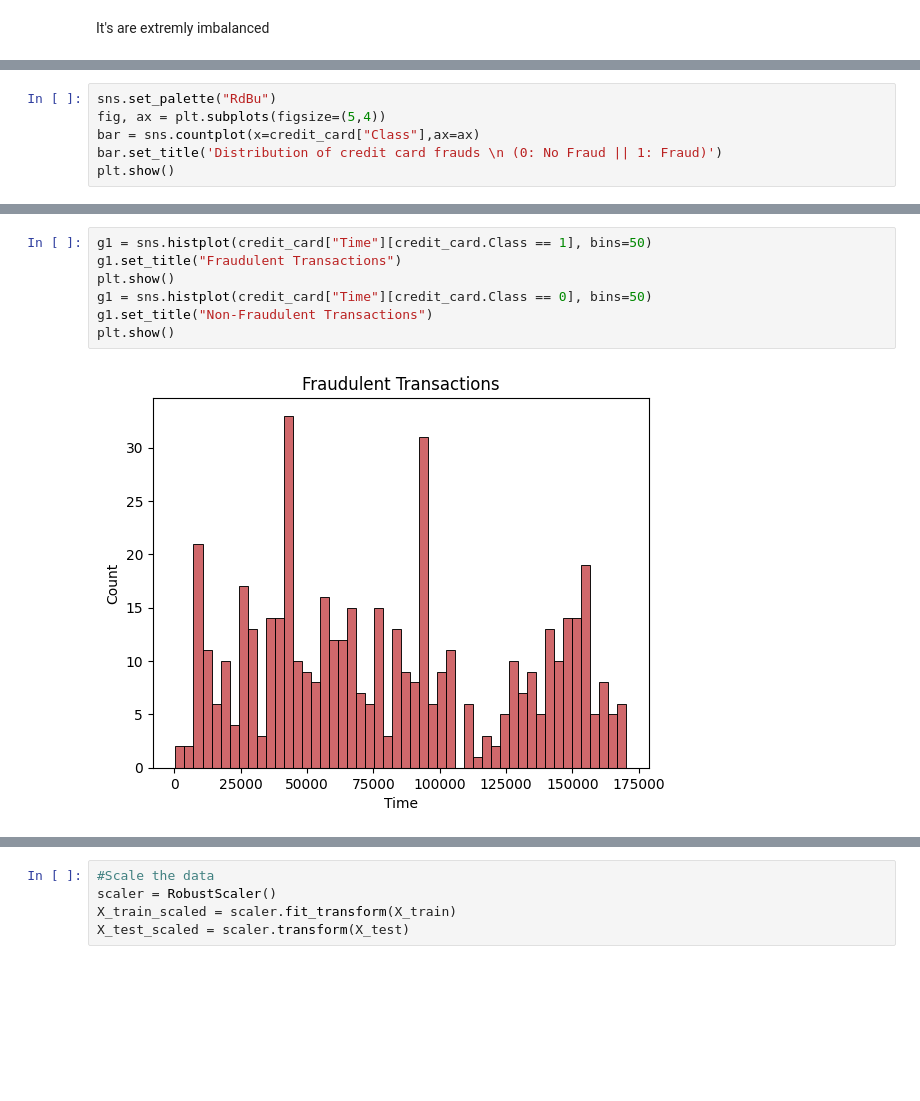
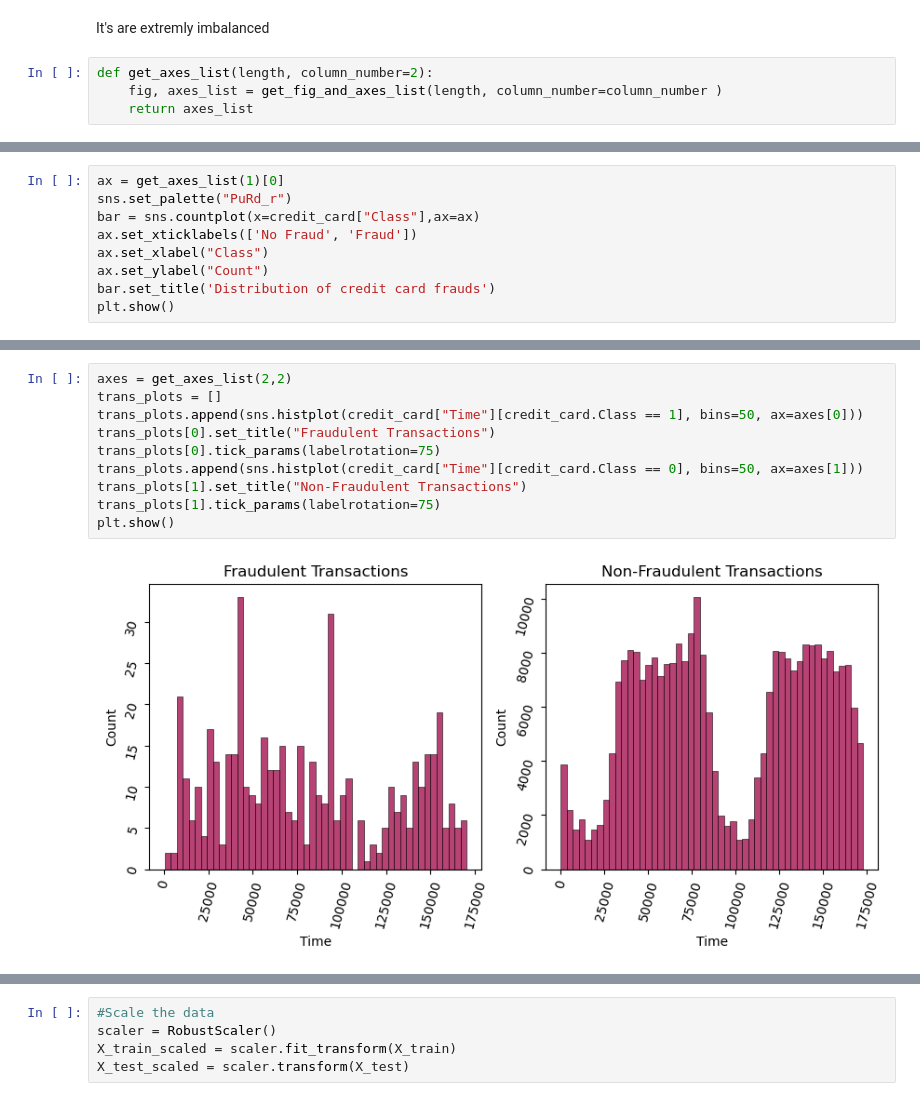
Before and after one commit to abdullahkavakli/Credit-Card-Fraud-Detection-Using-KNN, a Jupyter notebook: Credit Card Fraud Detection.ipynb, the cells around one changed output, grey strips where cells are left out. Cells and saved outputs as stored; diff of their text form; blank space fills up the shorter version.

```diff
--- a/Credit Card Fraud Detection.ipynb
+++ b/Credit Card Fraud Detection.ipynb
@@ -113,3 +117,7 @@ credit_card["Class"].value_counts()
 Name: Class, dtype: int64
 # %% [markdown]
 It's are extremly imbalanced
+# %%
+def get_axes_list(length, column_number=2):
+    fig, axes_list = get_fig_and_axes_list(length, column_number=column_number )
+    return axes_list
@@ -116,7 +156,10 @@ It's are extremly imbalanced
 # %%
-sns.set_palette("RdBu")
-fig, ax = plt.subplots(figsize=(5,4))
+ax = get_axes_list(1)[0]
+sns.set_palette("PuRd_r")
 bar = sns.countplot(x=credit_card["Class"],ax=ax)
-bar.set_title('Distribution of credit card frauds \n (0: No Fraud || 1: Fraud)')
+ax.set_xticklabels(['No Fraud', 'Fraud'])
+ax.set_xlabel("Class")
+ax.set_ylabel("Count")
+bar.set_title('Distribution of credit card frauds')
 plt.show()
 # %% [output]
@@ -124,9 +169,12 @@ plt.show()
 # %%
-g1 = sns.histplot(credit_card["Time"][credit_card.Class == 1], bins=50)
-g1.set_title("Fraudulent Transactions")
+axes = get_axes_list(2,2)
+trans_plots = []
+trans_plots.append(sns.histplot(credit_card["Time"][credit_card.Class == 1], bins=50, ax=axes[0]))
+trans_plots[0].set_title("Fraudulent Transactions")
+trans_plots[0].tick_params(labelrotation=75)
+trans_plots.append(sns.histplot(credit_card["Time"][credit_card.Class == 0], bins=50, ax=axes[1]))
+trans_plots[1].set_title("Non-Fraudulent Transactions")
+trans_plots[1].tick_params(labelrotation=75)
 plt.show()
-g1 = sns.histplot(credit_card["Time"][credit_card.Class == 0], bins=50)
-g1.set_title("Non-Fraudulent Transactions")
-plt.show()
 # %% [output]
-[figure, old version]
+[figure, new version]
```
Also changed, not shown: parts of 55 cells of this notebook.
